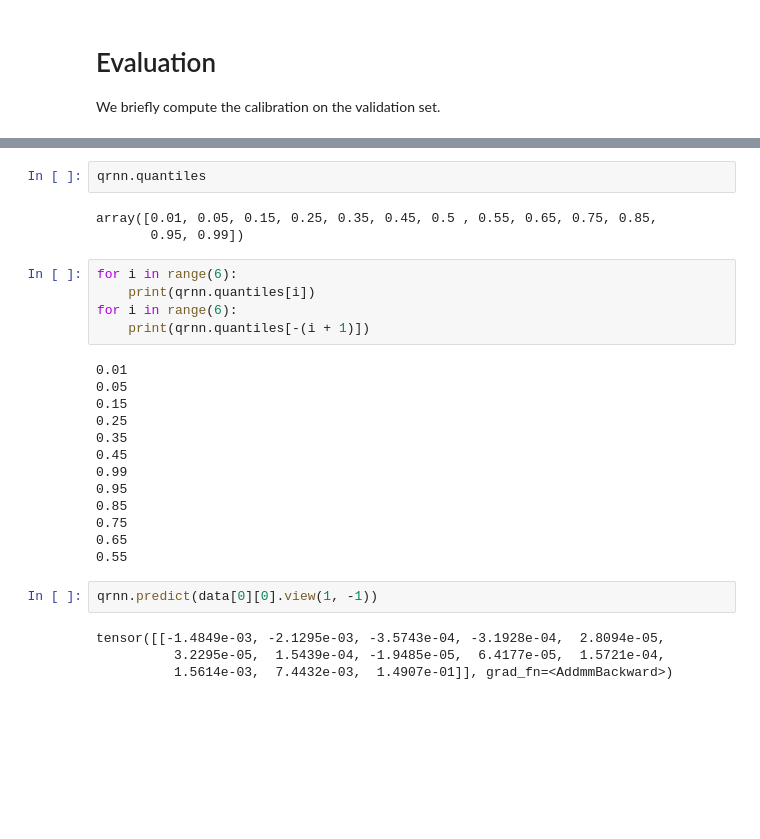
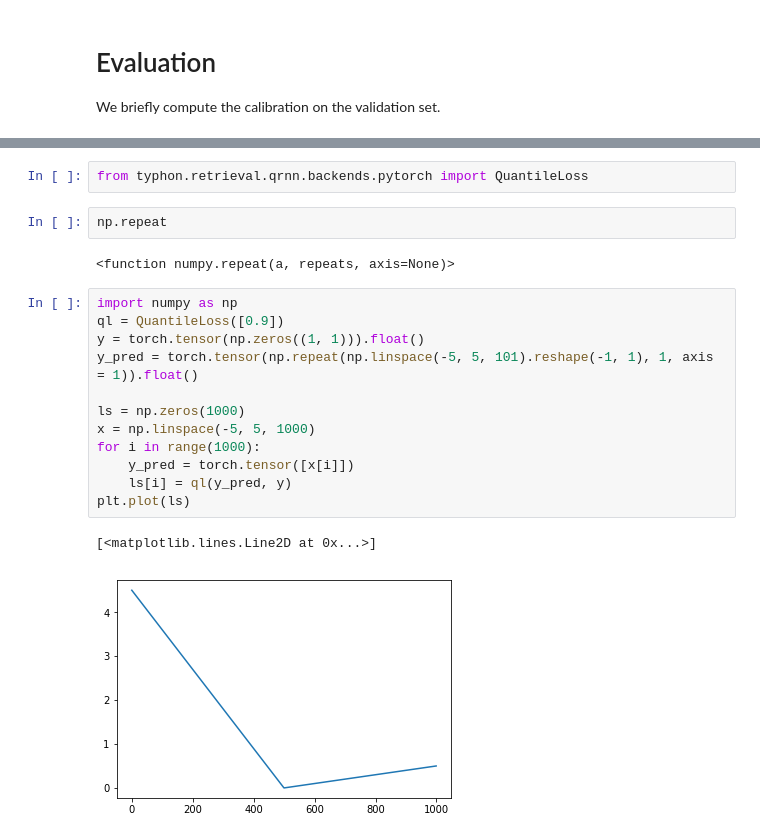
Before and after one commit to simonpf/qprof, a Jupyter notebook: notebooks/training/train_qrnn.ipynb, the cells around one changed output, grey strips where cells are left out. Saved outputs shown, nothing was run; the diff lists cells and outputs as text; blank space fills up the shorter version.

```diff
--- a/notebooks/training/train_qrnn.ipynb
+++ b/notebooks/training/train_qrnn.ipynb
@@ -79,29 +95,21 @@ plt
-# %%
-qrnn.quantiles
-# %% [output]
-array([0.01, 0.05, 0.15, 0.25, 0.35, 0.45, 0.5 , 0.55, 0.65, 0.75, 0.85,
-       0.95, 0.99])
-# %%
-for i in range(6):
-    print(qrnn.quantiles[i])
-for i in range(6):
-    print(qrnn.quantiles[-(i + 1)])
-# %% [output]
-0.01
-0.05
-0.15
-0.25
-0.35
-0.45
-0.99
-0.95
-0.85
-0.75
-0.65
-0.55
-# %%
-qrnn.predict(data[0][0].view(1, -1))
-# %% [output]
-tensor([[-1.4849e-03, -2.1295e-03, -3.5743e-04, -3.1928e-04,  2.8094e-05,
-          3.2295e-05,  1.5439e-04, -1.9485e-05,  6.4177e-05,  1.5721e-04,
-          1.5614e-03,  7.4432e-03,  1.4907e-01]], grad_fn=<AddmmBackward>)
+# %%
+from typhon.retrieval.qrnn.backends.pytorch import QuantileLoss
+# %%
+np.repeat
+# %% [output]
+<function numpy.repeat(a, repeats, axis=None)>
+# %%
+import numpy as np
+ql = QuantileLoss([0.9])
+y = torch.tensor(np.zeros((1, 1))).float()
+y_pred = torch.tensor(np.repeat(np.linspace(-5, 5, 101).reshape(-1, 1), 1, axis = 1)).float()
+
+ls = np.zeros(1000)
+x = np.linspace(-5, 5, 1000)
+for i in range(1000):
+    y_pred = torch.tensor([x[i]])
+    ls[i] = ql(y_pred, y)
+plt.plot(ls)
+# %% [output]
+[<matplotlib.lines.Line2D at 0x...>]
+[figure, added]
```
Also changed, not shown: parts of 12 cells of this notebook, 8 other files.
